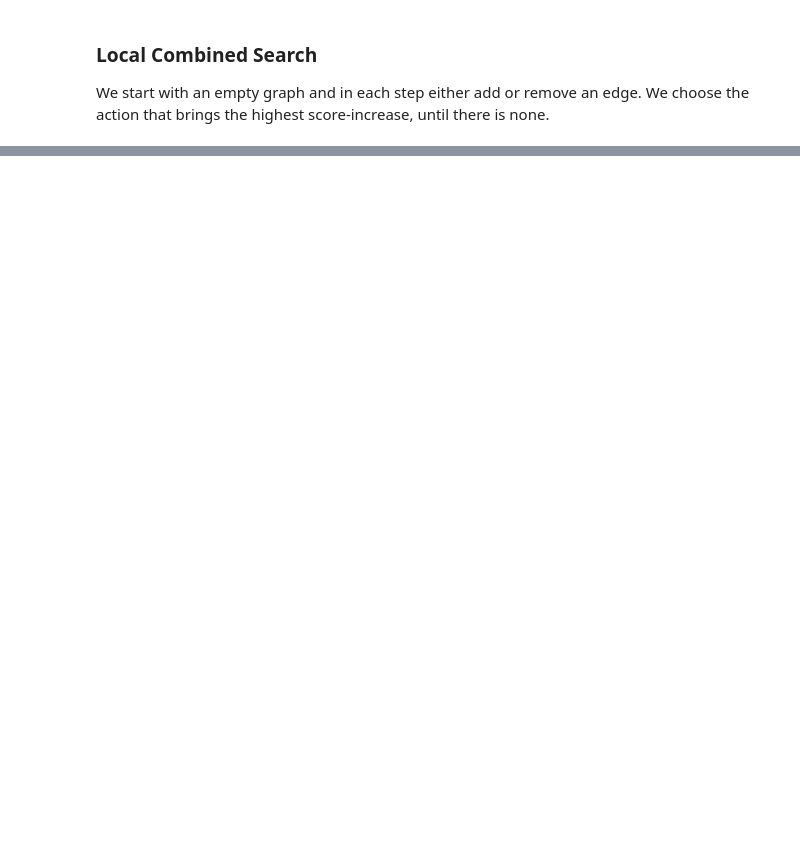
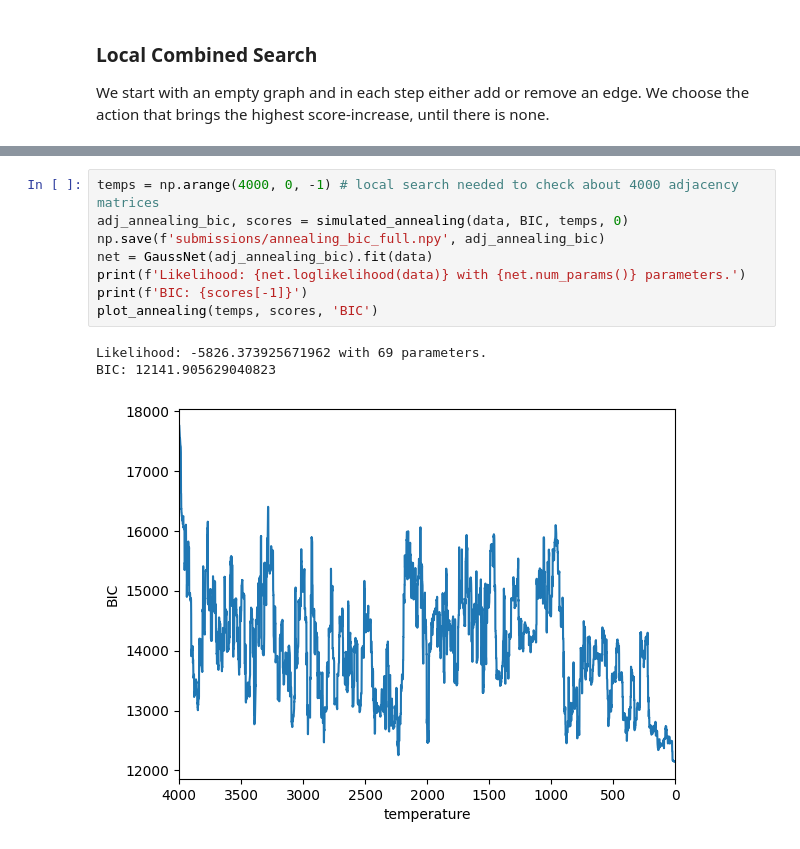
Before and after one commit to toucanmeister/cdsMaster, a Jupyter notebook: Semester 1/Graphische Modelle Lab/Project/project.ipynb, the cells around one changed output, grey strips where cells are left out. Cells and saved outputs as stored; diff of their text form; blank space fills up the shorter version.

```diff
--- a/Semester 1/Graphische Modelle Lab/Project/project.ipynb
+++ b/Semester 1/Graphische Modelle Lab/Project/project.ipynb
@@ -500,0 +526,12 @@ Likelihood: -284575906.5009475 with 45 parameters.
+# %%
+temps = np.arange(4000, 0, -1) # local search needed to check about 4000 adjacency matrices
+adj_annealing_bic, scores = simulated_annealing(data, BIC, temps, 0)
+np.save(f'submissions/annealing_bic_full.npy', adj_annealing_bic)
+net = GaussNet(adj_annealing_bic).fit(data)
+print(f'Likelihood: {net.loglikelihood(data)} with {net.num_params()} parameters.')
+print(f'BIC: {scores[-1]}')
+plot_annealing(temps, scores, 'BIC')
+# %% [output]
+Likelihood: -5826.373925671962 with 69 parameters.
+BIC: 12141.905629040823
+[figure, added]
```
Also changed, not shown: parts of 19 cells of this notebook, 10 other files.
